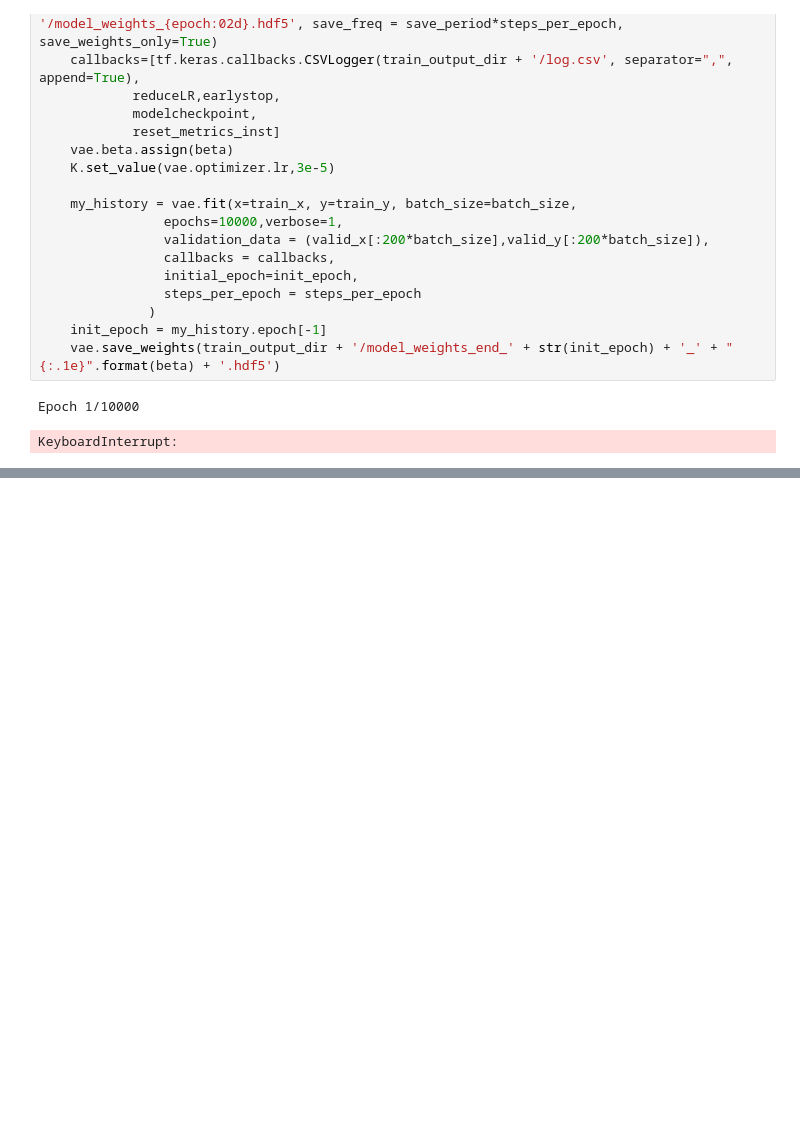
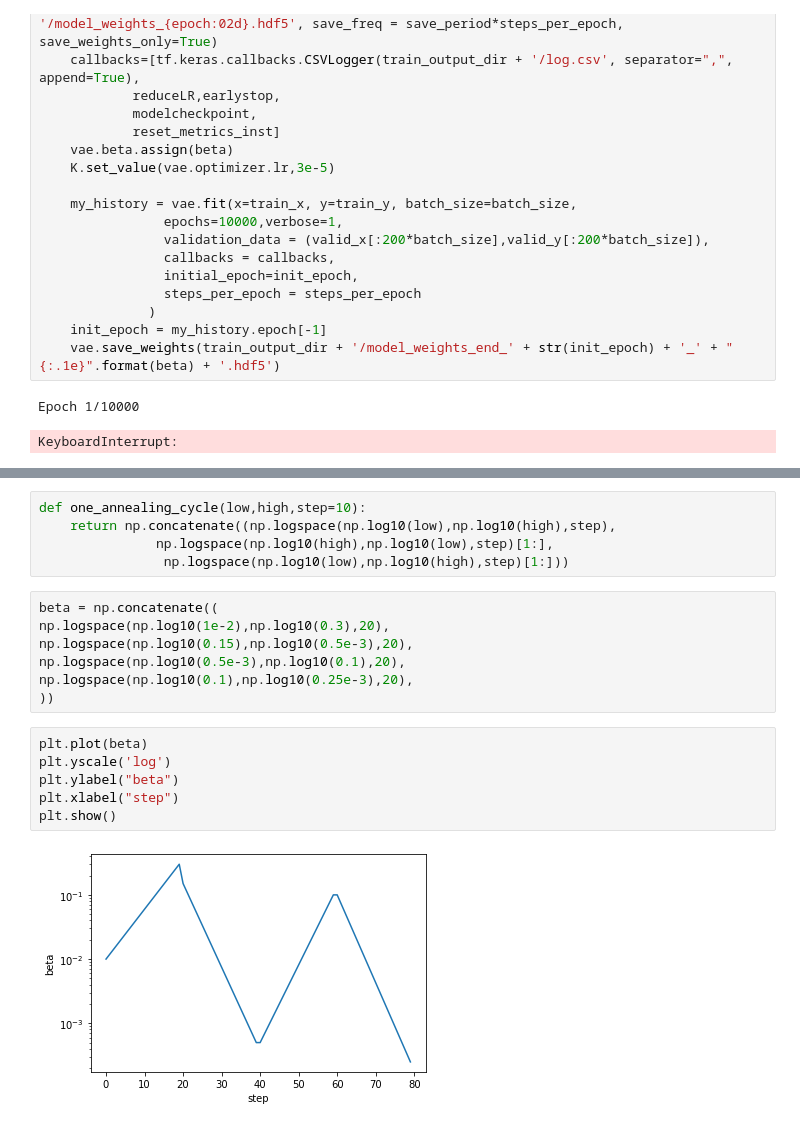
Before and after one commit to erichuangyf/copy_EMD_VAE, a Jupyter notebook: my_Train_B.ipynb, the cells around one changed output, grey strips where cells are left out. Drawn from its saved outputs; the diff is of its cells as text; blank space fills up the shorter version.

Commit message:
keep annealing

```diff
--- a/my_Train_B.ipynb
+++ b/my_Train_B.ipynb
@@ -329,0 +318,20 @@ for beta in np.concatenate((np.logspace(-4,np.log10(0.7),15),
+# %%
+def one_annealing_cycle(low,high,step=10):
+    return np.concatenate((np.logspace(np.log10(low),np.log10(high),step),
+               np.logspace(np.log10(high),np.log10(low),step)[1:],
+                np.logspace(np.log10(low),np.log10(high),step)[1:]))
+# %%
+beta = np.concatenate((
+np.logspace(np.log10(1e-2),np.log10(0.3),20),
+np.logspace(np.log10(0.15),np.log10(0.5e-3),20),
+np.logspace(np.log10(0.5e-3),np.log10(0.1),20),
+np.logspace(np.log10(0.1),np.log10(0.25e-3),20),
+))
+# %%
+plt.plot(beta)
+plt.yscale('log')
+plt.ylabel("beta")
+plt.xlabel("step")
+plt.show()
+# %% [output]
+[figure, added]
```
Also changed, not shown: parts of 6 cells of this notebook, 3 other files.
